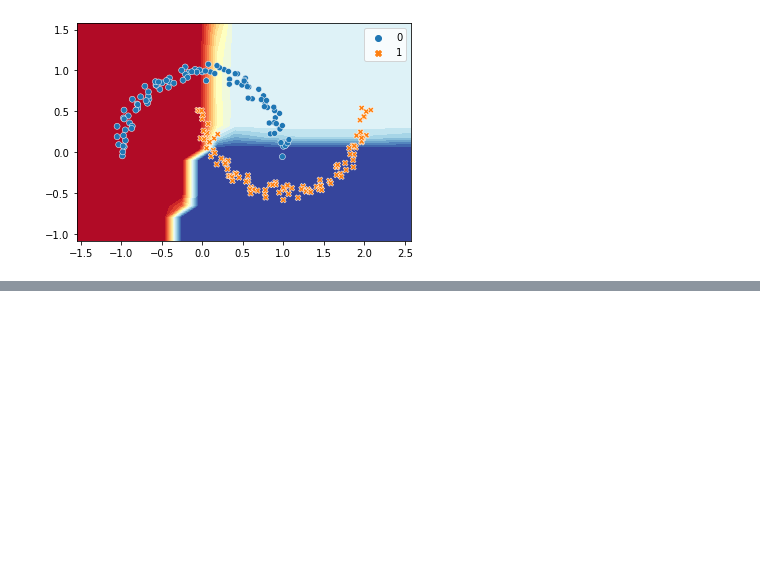
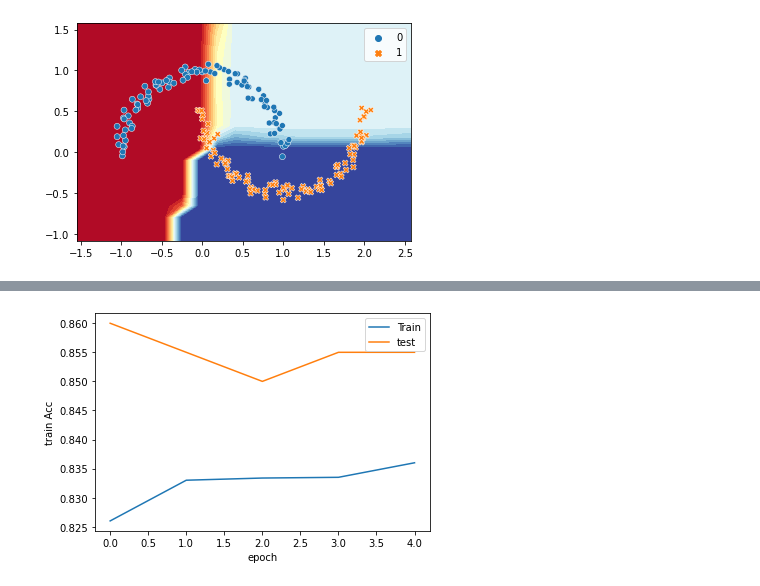
Before and after one commit to LarsG321/Book_Inside_Deep_Learning, a Jupyter notebook: Chapter 2/Reading Notes.ipynb, the cells around one changed output, grey strips where cells are left out. Cells and saved outputs as stored; diff of their text form; code cells hidden in the pictures; blank space fills up the shorter version.

```diff
--- a/Chapter 2/Reading Notes.ipynb
+++ b/Chapter 2/Reading Notes.ipynb
@@ -229,0 +230,27 @@ We can see that it now takes more time to train the network, but adding a non li
+# %%
+# stopped at 2.4. Better training code.
+# the following training function also includes a train and test split evaluation.
+# note that model.train() and model.eval() have an effect on some specific layers but not on the gradients,
+# that is the reason why we are using the torch.no_grad() context
+from sklearn.metrics import accuracy_score, f1_score
+from idlmam import train_simple_network
+
+X_train, y_train = make_moons(n_samples=8000, noise=0.4)
+X_test, y_test = make_moons(n_samples=200, noise=0.4)
+train_dataset = TensorDataset(torch.tensor(X_train, dtype=torch.float32),
+                              torch.tensor(y_train, dtype=torch.long))
+test_dataset = TensorDataset(torch.tensor(X_test, dtype=torch.float32),
+                             torch.tensor(y_test, dtype=torch.long))
+
+training_loader = DataLoader(train_dataset, shuffle=True)
+testing_loader = DataLoader(test_dataset)
+
+model = nn.Sequential(
+    nn.Linear(2, 30),
+    nn.Tanh(),
+    nn.Linear(30, 30),
+    nn.Tanh(),
+    nn.Linear(30, 2),
+)
+results_pd = train_simple_network(model, loss_func, training_loader, epochs=5, test_loader=testing_loader,
+                                  checkpoint_file='model.pt', score_funcs={'Acc': accuracy_score, 'F1': f1_score})
@@ -229,0 +295,4 @@ We can see that it now takes more time to train the network, but adding a non li
+# %%
+sns.lineplot(x="epoch", y="train Acc", data=results_pd, label="Train")
+sns.lineplot(x="epoch", y="test Acc", data=results_pd, label="test")
+# %% [output]
@@ -229,0 +300 @@ We can see that it now takes more time to train the network, but adding a non li
+[figure, added]
```
Also changed, not shown: parts of 7 cells of this notebook.
